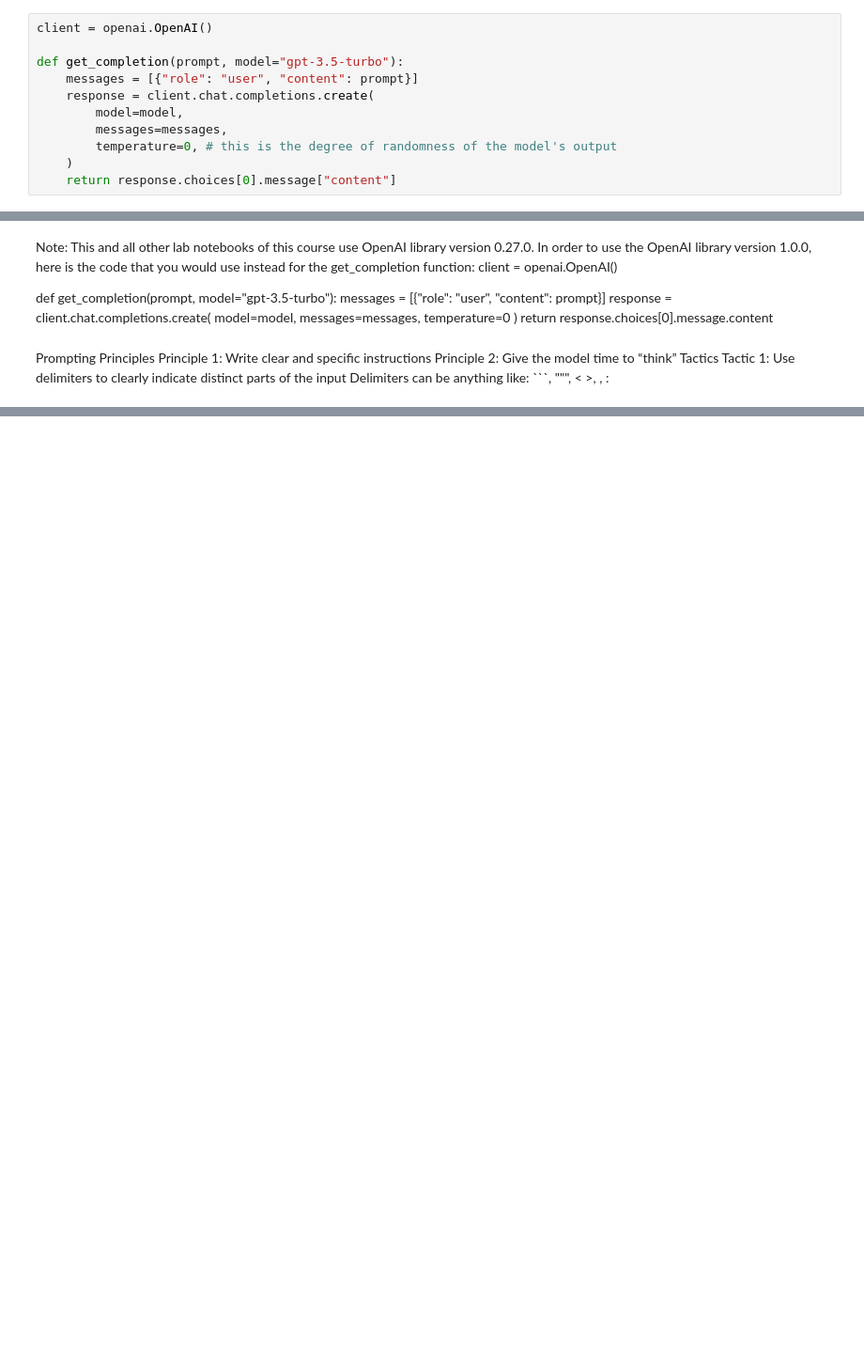
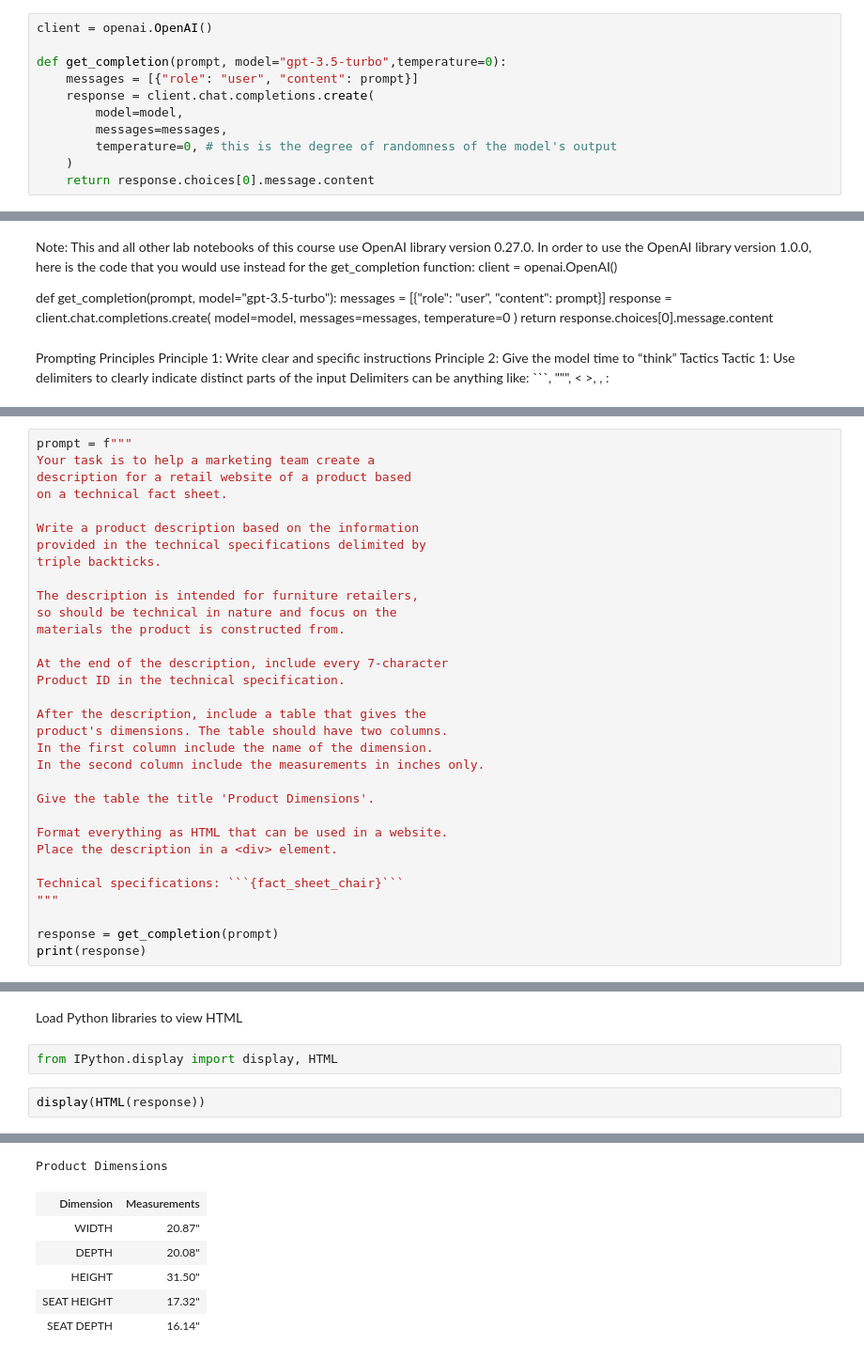
Before and after one commit to Jweng88/prompt-engineering, a Jupyter notebook: ChatGPT prompt_enginnering.ipynb, the cells around one changed output, grey strips where cells are left out. Shown: that part at 94% size. Cells and saved outputs as stored; diff of their text form; blank space fills up the shorter version.

````diff
--- a/ChatGPT prompt_enginnering.ipynb
+++ b/ChatGPT prompt_enginnering.ipynb
@@ -21,11 +21,11 @@ Note: In June 2023, OpenAI updated gpt-3.5-turbo. The results you see in the not
 # %%
 client = openai.OpenAI()
 
-def get_completion(prompt, model="gpt-3.5-turbo"):
+def get_completion(prompt, model="gpt-3.5-turbo",temperature=0):
     messages = [{"role": "user", "content": prompt}]
     response = client.chat.completions.create(
         model=model,
         messages=messages,
         temperature=0, # this is the degree of randomness of the model's output
     )
-    return response.choices[0].message["content"]
+    return response.choices[0].message.content
@@ -78,0 +569,32 @@ You tried to access openai.ChatCompletion, but this is no longer supported in op
+# %%
+prompt = f"""
+Your task is to help a marketing team create a
+description for a retail website of a product based
+on a technical fact sheet.
+
+Write a product description based on the information
+provided in the technical specifications delimited by
+triple backticks.
+
+The description is intended for furniture retailers,
+so should be technical in nature and focus on the
+materials the product is constructed from.
+
+At the end of the description, include every 7-character
+Product ID in the technical specification.
+
+After the description, include a table that gives the
+product's dimensions. The table should have two columns.
+In the first column include the name of the dimension.
+In the second column include the measurements in inches only.
+
+Give the table the title 'Product Dimensions'.
+
+Format everything as HTML that can be used in a website.
+Place the description in a <div> element.
+
+Technical specifications: ```{fact_sheet_chair}```
+"""
+
+response = get_completion(prompt)
+print(response)
@@ -78,0 +619,7 @@ You tried to access openai.ChatCompletion, but this is no longer supported in op
+# %% [markdown]
+Load Python libraries to view HTML
+# %%
+from IPython.display import display, HTML
+# %%
+display(HTML(response))
+# %% [output]
@@ -78,0 +630,7 @@ You tried to access openai.ChatCompletion, but this is no longer supported in op
+Product Dimensions
+| Dimension | Measurements |
+| WIDTH | 20.87" |
+| DEPTH | 20.08" |
+| HEIGHT | 31.50" |
+| SEAT HEIGHT | 17.32" |
+| SEAT DEPTH | 16.14" |
````
Also changed, not shown: parts of 104 cells of this notebook.
